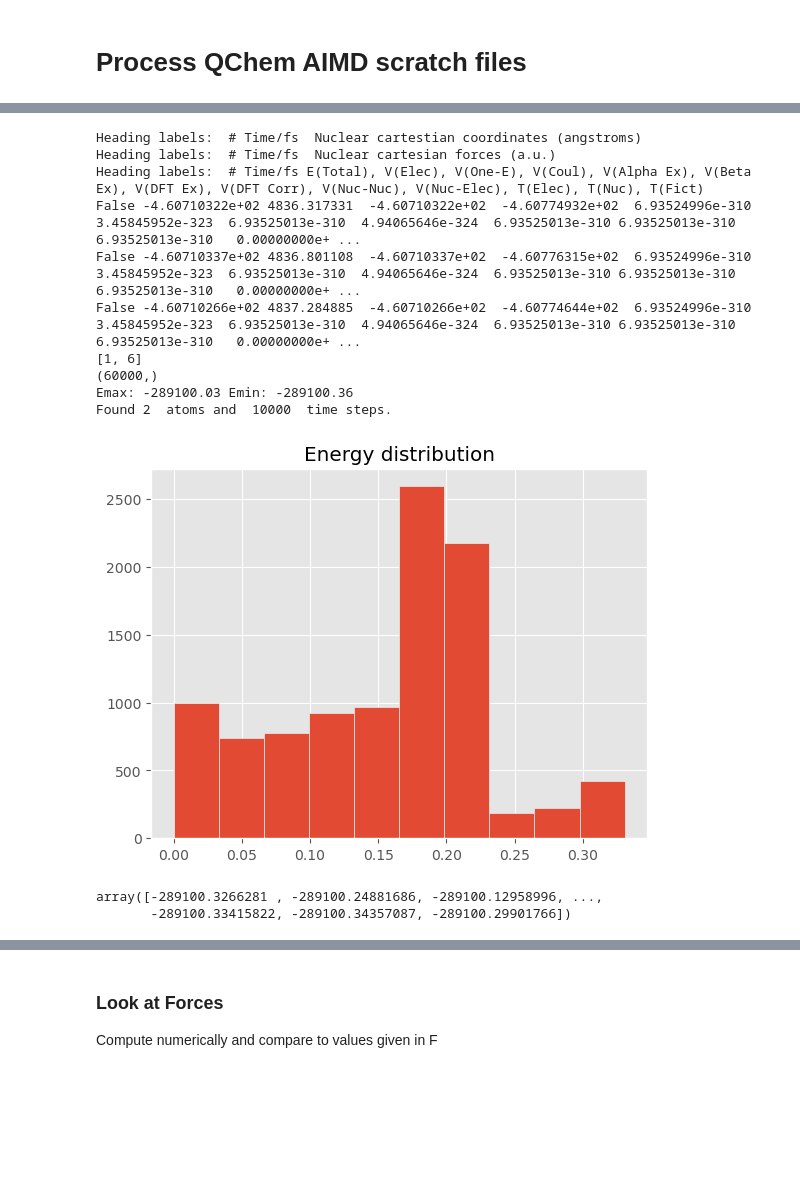
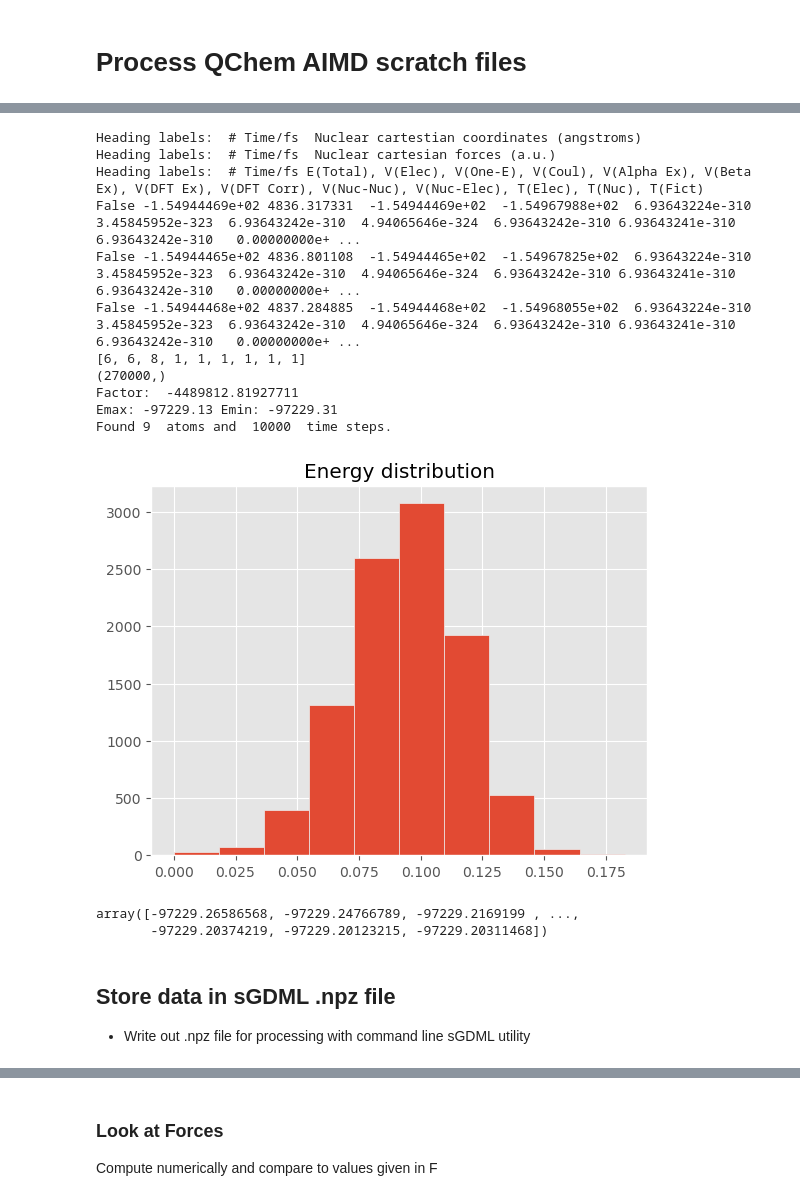
Before and after one commit to laserchemist/MD_MLPES, a Jupyter notebook: code/Read_QC_AIMD_SCRATCH.ipynb, the cells around one changed output, grey strips where cells are left out. Saved outputs shown, nothing was run; the diff lists cells and outputs as text; code cells hidden in the pictures; blank space fills up the shorter version.

Commit message:
Update QChem Scratch to sgdml
New and correct scaling factor for forces

```diff
--- a/code/Read_QC_AIMD_SCRATCH.ipynb
+++ b/code/Read_QC_AIMD_SCRATCH.ipynb
@@ -140,7 +141,9 @@ def read_QChem_AIMD_scratch(NucCarts,NucForces,View,Energy):
     fshape = np.shape(F)
     ts = int(fshape[0]/(n_atoms*3))
     print(fshape)
-    F = -F.reshape(-1, n_atoms, 3)* 2547 #0.529 #627.5/0.529 #1185.8 # Remove negative sign to shift between gradient and force
+    factor = -4186*2000/625*0.52*535*1/0.83 # (kcal/mol) J/mol
+    print("Factor: ",factor)
+    F = F.reshape(-1, n_atoms, 3)* factor #1185.8*2 #43.59 #0.529 #627.5/0.529 #1185.8 # 23.062063375661/0.529 = 43.59 Remove negative sign to shift between gradient and force
     R = np.hstack(R)
     R = R[:fshape[0]] # Limit size of carts to that of forces
     R = R.reshape(-1,n_atoms, 3)
@@ -156,8 +163,6 @@ def read_QChem_AIMD_scratch(NucCarts,NucForces,View,Energy):
 # %%
-#sR,time,temp,energy,atoms = MDStep('data_h2o/h2o.out')
-#Enorm = enery -np.max(energy)
-#plt.hist(Enorm)
-path = 'data_HCl'
+
+path = 'data_ethanol'
 Force = path+'/NucForces'
 with open(Force, 'r') as file:
     NucForces = file.read()
@@ -165,44 +170,48 @@ Carts = path+'/NucCarts'
 with open(Carts, 'r') as file:
     NucCarts = file.read()
 View = path+'/View.xyz'
 with open(View, 'r') as file:
     View = file.read()
 #Energy = path+'/TandV' # Change from EComponents which are constant
 # EComponents: Records various components of the total energy (all in hartree).
 Energy = path+'/EComponents' # Change from EComponents which are constant
 with open(Energy, 'r') as file:
     Energy = file.read()
 R, z, E, F = read_QChem_AIMD_scratch(NucCarts,NucForces,View,Energy)
-name = "H2O"
+name = "ethanolQChem"
 filename = name+"_AIMD"
 # Base variables contained in every model file.
 
 
 base_vars = {
     'type': 'd',
     'code_version': __version__,
     'name': name,
     'theory': 'QChem',
     'R': R,
     'z': z,
     'F': F,
 }
 base_vars['r_unit'] = 'Ang'
 base_vars['e_unit'] = 'kcal/mol'
 # %% [output]
 Heading labels:  # Time/fs  Nuclear cartestian coordinates (angstroms)
 Heading labels:  # Time/fs  Nuclear cartesian forces (a.u.)
 Heading labels:  # Time/fs E(Total), V(Elec), V(One-E), V(Coul), V(Alpha Ex), V(Beta Ex), V(DFT Ex), V(DFT Corr), V(Nuc-Nuc), V(Nuc-Elec), T(Elec), T(Nuc), T(Fict)
-False -4.60710322e+02 4836.317331  -4.60710322e+02  -4.60774932e+02  6.93524996e-310  3.45845952e-323  6.93525013e-310  4.94065646e-324  6.93525013e-310 6.93525013e-310  6.93525013e-310   0.00000000e+ ...
-False -4.60710337e+02 4836.801108  -4.60710337e+02  -4.60776315e+02  6.93524996e-310  3.45845952e-323  6.93525013e-310  4.94065646e-324  6.93525013e-310 6.93525013e-310  6.93525013e-310   0.00000000e+ ...
-False -4.60710266e+02 4837.284885  -4.60710266e+02  -4.60774644e+02  6.93524996e-310  3.45845952e-323  6.93525013e-310  4.94065646e-324  6.93525013e-310 6.93525013e-310  6.93525013e-310   0.00000000e+ ...
-[1, 6]
-(60000,)
-Emax: -289100.03 Emin: -289100.36
-Found 2  atoms and  10000  time steps.
+False -1.54944469e+02 4836.317331  -1.54944469e+02  -1.54967988e+02  6.93643224e-310  3.45845952e-323  6.93643242e-310  4.94065646e-324  6.93643242e-310 6.93643241e-310  6.93643242e-310   0.00000000e+ ...
+False -1.54944465e+02 4836.801108  -1.54944465e+02  -1.54967825e+02  6.93643224e-310  3.45845952e-323  6.93643242e-310  4.94065646e-324  6.93643242e-310 6.93643241e-310  6.93643242e-310   0.00000000e+ ...
+False -1.54944468e+02 4837.284885  -1.54944468e+02  -1.54968055e+02  6.93643224e-310  3.45845952e-323  6.93643242e-310  4.94065646e-324  6.93643242e-310 6.93643241e-310  6.93643242e-310   0.00000000e+ ...
+[6, 6, 8, 1, 1, 1, 1, 1, 1]
+(270000,)
+Factor:  -4489812.81927711
+Emax: -97229.13 Emin: -97229.31
+Found 9  atoms and  10000  time steps.
-[figure, old version]
+[figure, new version]
 # %%
 E
 # %% [output]
-array([-289100.3266281 , -289100.24881686, -289100.12958996, ...,
-       -289100.33415822, -289100.34357087, -289100.29901766])
+array([-97229.26586568, -97229.24766789, -97229.2169199 , ...,
+       -97229.20374219, -97229.20123215, -97229.20311468])
+# %% [markdown]
+## Store data in sGDML .npz file
+- Write out .npz file for processing with command line sGDML utility
```
Also changed, not shown: parts of 22 cells of this notebook, 9 other files.
